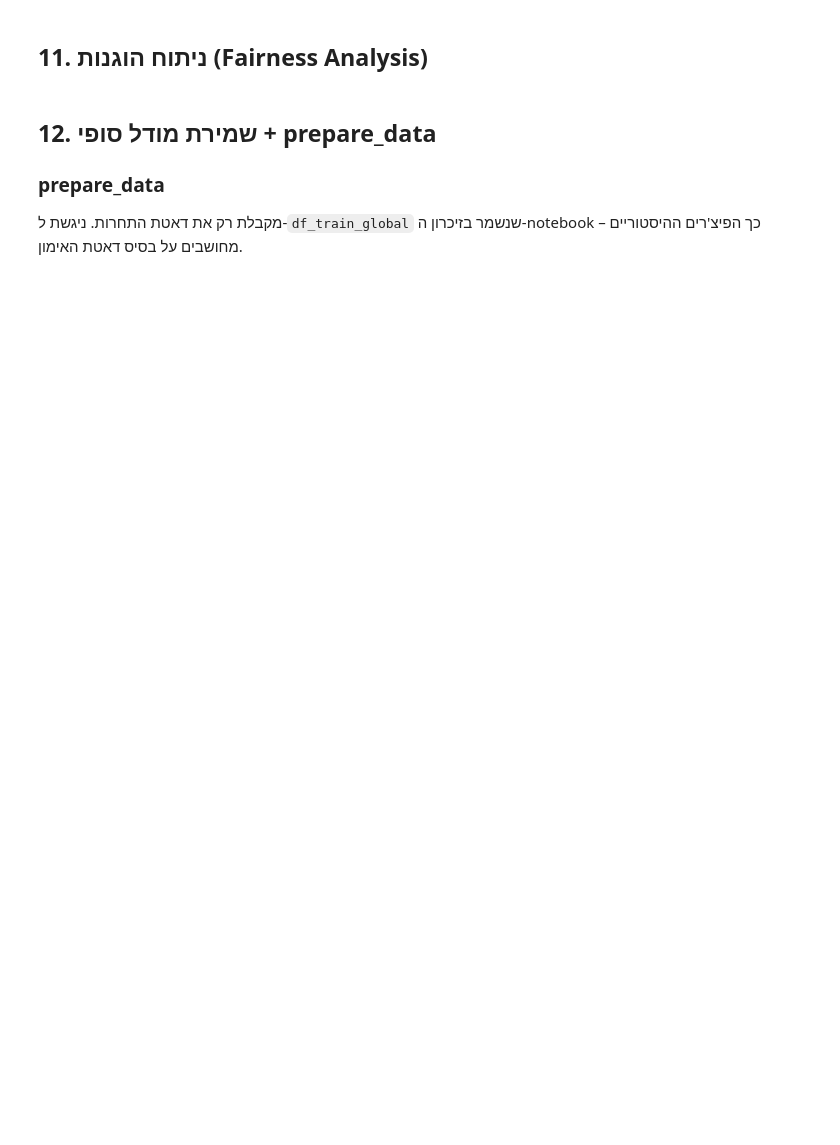
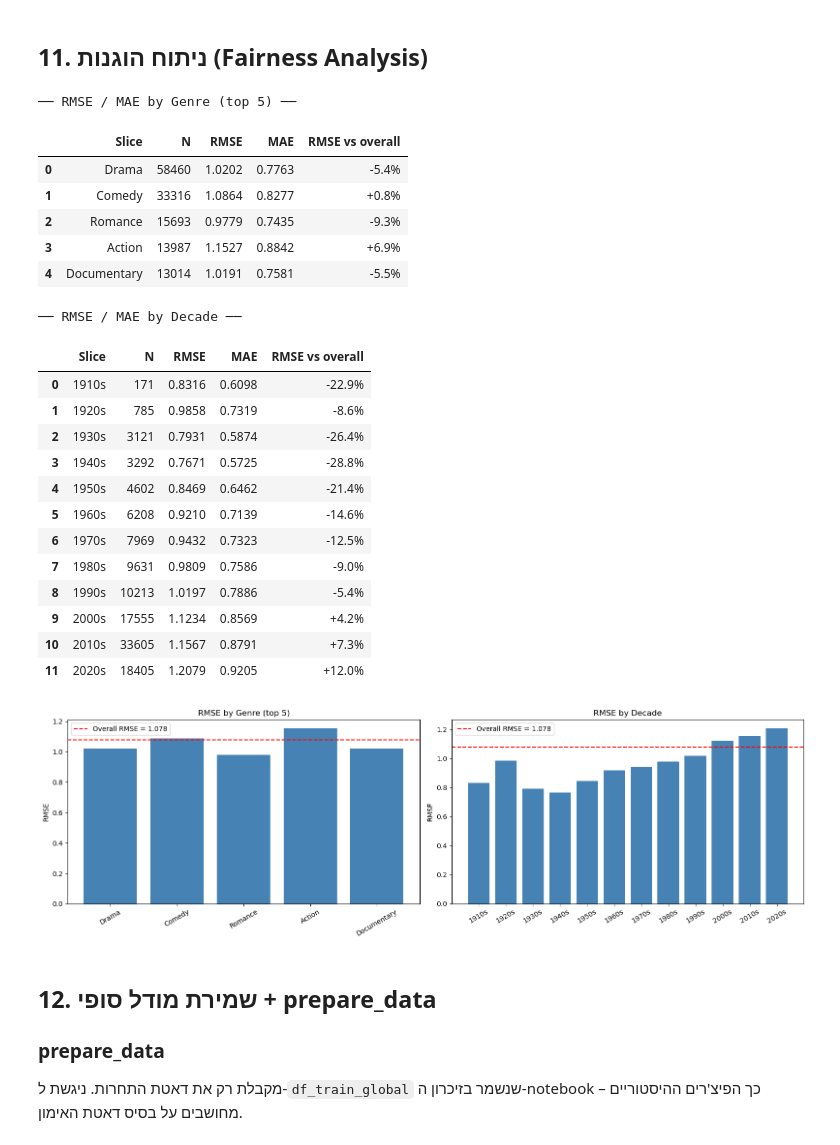
Before and after one commit to shirelhaddad/machine-learning, a Jupyter notebook: notebook_part2 (3) (2).ipynb, the cells around one changed output. Cells and saved outputs as stored; diff of their text form; code cells hidden in the pictures; blank space fills up the shorter version.

```diff
--- a/notebook_part2 (3) (2).ipynb
+++ b/notebook_part2 (3) (2).ipynb
@@ -261,5 +257,12 @@ def prepare_data(df: pd.DataFrame) -> pd.DataFrame:
 dataset_clean = prepare_data(dataset.copy())
 dataset_clean = dataset_clean.dropna(subset=['averageRating']).reset_index(drop=True)
 
+_raw = dataset.copy()
+_raw['averageRating'] = _raw['averageRating'].apply(_clean_rating)
+_raw['startYear']     = _raw['startYear'].apply(_clean_year)
+_raw['genres']        = _raw['genres'].apply(_clean_genres)
+_raw = _raw.dropna(subset=['averageRating', 'startYear']).sort_values('startYear').reset_index(drop=True)
+meta_df = _raw[['primaryTitle', 'startYear', 'genres', 'directors']].copy()
+
 y = dataset_clean['averageRating'].values
 X = dataset_clean.drop(columns=['averageRating'])
@@ -402,3 +527,68 @@ Fold 10/10 | R² Train: 0.2476 | R² Test: 0.2469 | פער: 0.0006
+# %%
+# ── 11.2 By Genre (top 5, multi-label) ───────────────────────
+genre_rows = []
+for _, row in fairness_df.iterrows():
+    for g in (row['genres'] if isinstance(row['genres'], list) else []):
+        genre_rows.append(row.to_dict() | {'genre_label': g})
+genre_long  = pd.DataFrame(genre_rows)
+top5_genres = genre_long['genre_label'].value_counts().head(5).index
+genre_df = pd.DataFrame([
+    slice_metrics(genre_long[genre_long['genre_label'] == g], g)
+    for g in top5_genres
+])
+# %%
+# ── 11.3 By Decade ───────────────────────────────────────────
+decade_df = pd.DataFrame([
+    slice_metrics(sub, f"{int(decade)}s")
+    for decade, sub in fairness_df.groupby('decade')
+    if len(sub) >= 30
+])
+# ── Tables ───────────────────────────────────────────────────
+print("── RMSE / MAE by Genre (top 5) ──")
+display(genre_df)
+print("\n── RMSE / MAE by Decade ──")
+display(decade_df)
+# ── Bar Charts ───────────────────────────────────────────────
+fig, axes = plt.subplots(1, 2, figsize=(16, 5))
+axes[0].bar(genre_df['Slice'], genre_df['RMSE'], color='steelblue')
+axes[0].axhline(overall_rmse, color='red', linestyle='--',
+                label=f'Overall RMSE = {overall_rmse:.3f}')
+axes[0].set_title('RMSE by Genre (top 5)')
+axes[0].set_ylabel('RMSE')
+axes[0].tick_params(axis='x', rotation=30)
+axes[0].legend()
+axes[1].bar(decade_df['Slice'], decade_df['RMSE'], color='steelblue')
+axes[1].axhline(overall_rmse, color='red', linestyle='--',
+                label=f'Overall RMSE = {overall_rmse:.3f}')
+axes[1].set_title('RMSE by Decade')
+axes[1].set_ylabel('RMSE')
+axes[1].tick_params(axis='x', rotation=30)
+axes[1].legend()
+plt.tight_layout()
+plt.show()
+# %% [output]
+── RMSE / MAE by Genre (top 5) ──
+|  | Slice | N | RMSE | MAE | RMSE vs overall |
+| 0 | Drama | 58460 | 1.0202 | 0.7763 | -5.4% |
+| 1 | Comedy | 33316 | 1.0864 | 0.8277 | +0.8% |
+| 2 | Romance | 15693 | 0.9779 | 0.7435 | -9.3% |
+| 3 | Action | 13987 | 1.1527 | 0.8842 | +6.9% |
+| 4 | Documentary | 13014 | 1.0191 | 0.7581 | -5.5% |
+── RMSE / MAE by Decade ──
+|  | Slice | N | RMSE | MAE | RMSE vs overall |
+| 0 | 1910s | 171 | 0.8316 | 0.6098 | -22.9% |
+| 1 | 1920s | 785 | 0.9858 | 0.7319 | -8.6% |
+| 2 | 1930s | 3121 | 0.7931 | 0.5874 | -26.4% |
+| 3 | 1940s | 3292 | 0.7671 | 0.5725 | -28.8% |
+| 4 | 1950s | 4602 | 0.8469 | 0.6462 | -21.4% |
+| 5 | 1960s | 6208 | 0.9210 | 0.7139 | -14.6% |
+| 6 | 1970s | 7969 | 0.9432 | 0.7323 | -12.5% |
+| 7 | 1980s | 9631 | 0.9809 | 0.7586 | -9.0% |
+| 8 | 1990s | 10213 | 1.0197 | 0.7886 | -5.4% |
+| 9 | 2000s | 17555 | 1.1234 | 0.8569 | +4.2% |
+| 10 | 2010s | 33605 | 1.1567 | 0.8791 | +7.3% |
+| 11 | 2020s | 18405 | 1.2079 | 0.9205 | +12.0% |
+[figure, added]
 # %% [markdown]
 ## 12. שמירת מודל סופי + prepare_data
 
```
Also changed, not shown: parts of 14 cells of this notebook.
